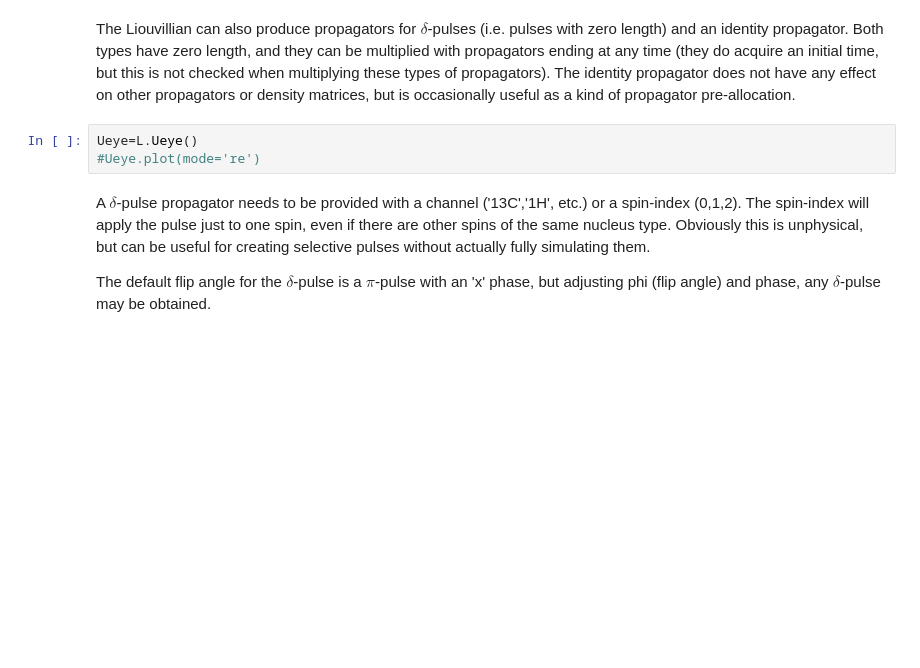
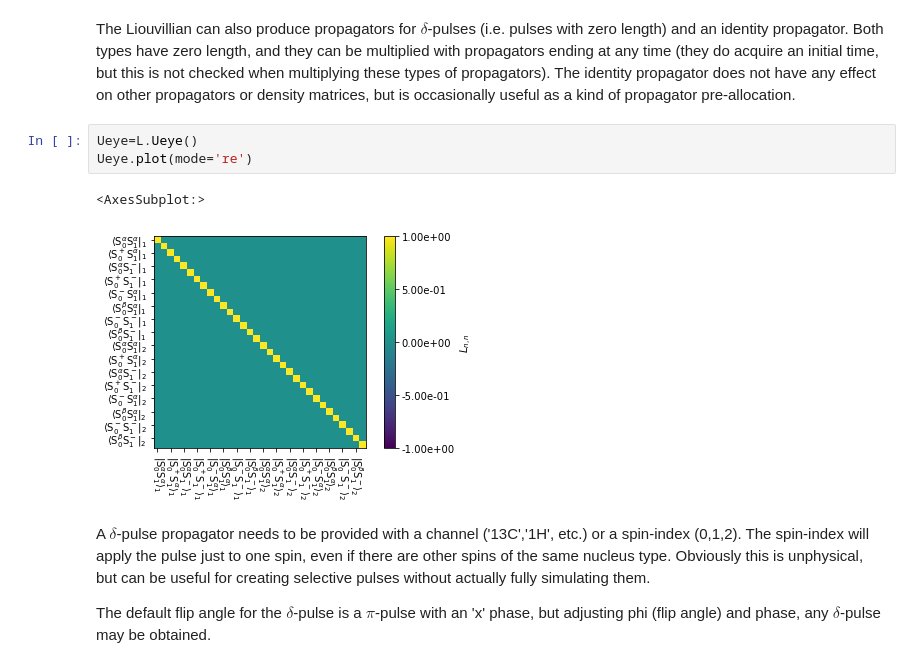
Before and after one commit to alsinmr/SLEEPY_tutorial, a Jupyter notebook: JupyterBook/_build/html/_sources/Chapter1/Ch1_Propagation.ipynb, the cells around one changed output. Cells and saved outputs as stored; diff of their text form; blank space fills up the shorter version.

```diff
--- a/JupyterBook/_build/html/_sources/Chapter1/Ch1_Propagation.ipynb
+++ b/JupyterBook/_build/html/_sources/Chapter1/Ch1_Propagation.ipynb
@@ -110,7 +117,10 @@ As with the Hamiltonian and Liouvillian, propagators can also be plotted:
 The Liouvillian can also produce propagators for $\delta$-pulses (i.e. pulses with zero length) and an identity propagator. Both types have zero length, and they can be multiplied with propagators ending at any time (they do acquire an initial time, but this is not checked when multiplying these types of propagators). The identity propagator does not have any effect on other propagators or density matrices, but is occasionally useful as a kind of propagator pre-allocation.
 # %%
 Ueye=L.Ueye()
-#Ueye.plot(mode='re')
+Ueye.plot(mode='re')
+# %% [output]
+<AxesSubplot:>
+[figure, added]
 # %% [markdown]
 A $\delta$-pulse propagator needs to be provided with a channel ('13C','1H', etc.) or a spin-index (0,1,2). The spin-index will apply the pulse just to one spin, even if there are other spins of the same nucleus type. Obviously this is unphysical, but can be useful for creating selective pulses without actually fully simulating them.
 
```
Also changed, not shown: parts of 12 cells of this notebook, 25 other files.
